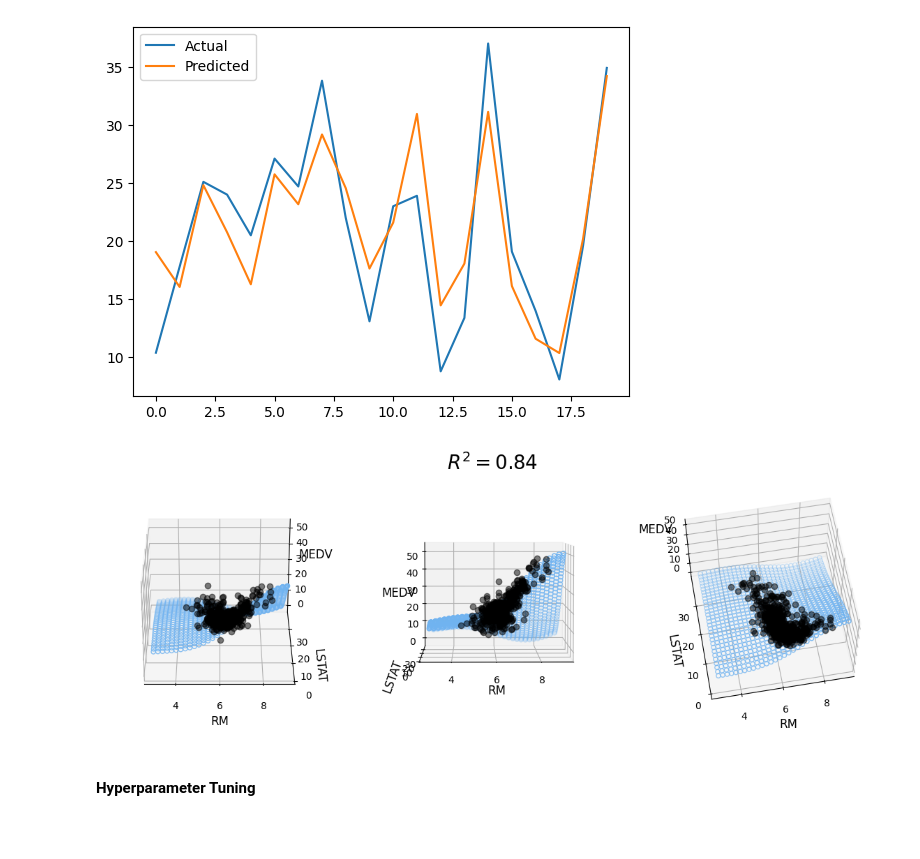
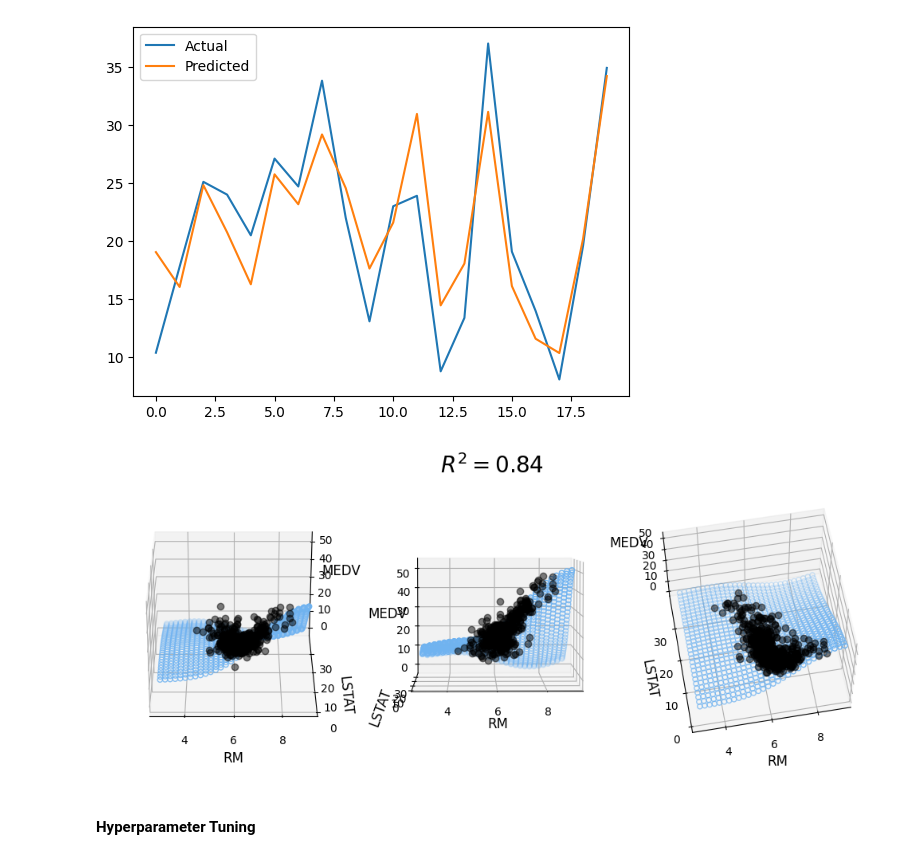
Before and after one commit to PrynsTag/Machine-Learning-Journey, a Jupyter notebook: 01 - Linear Regression/Linear Regression Exercise.ipynb, the cells around one changed output. Cells and saved outputs as stored; diff of their text form; code cells hidden in the pictures; blank space fills up the shorter version.

```diff
--- a/01 - Linear Regression/Linear Regression Exercise.ipynb
+++ b/01 - Linear Regression/Linear Regression Exercise.ipynb
@@ -500,35 +500,37 @@ _ = svr_compare.head(20).plot(kind="line")
 # %%
 svr_predicted = svr.predict(sc.transform(model_viz))
 
 plt.style.use("default")
 
 fig = plt.figure(figsize=(12, 4))
 
 ax1 = fig.add_subplot(131, projection="3d")
 ax2 = fig.add_subplot(132, projection="3d")
 ax3 = fig.add_subplot(133, projection="3d")
 
 axes = [ax1, ax2, ax3]
 
 for ax in axes:
     ax.plot(x, y, z, color="k", zorder=15, linestyle="none", marker="o", alpha=0.5)
     ax.scatter(xx_pred.flatten(), yy_pred.flatten(), svr_predicted, facecolor=(0,0,0,0), s=20, edgecolor="#70b3f0")
     ax.set_xlabel("RM", fontsize=12)
     ax.set_ylabel("LSTAT", fontsize=12)
     ax.set_zlabel("MEDV", fontsize=12)
     ax.locator_params(nbins=4, axis="x")
     ax.locator_params(nbins=5, axis="x")
 
 
 ax1.view_init(elev=28, azim=-90)
 ax2.view_init(elev=4, azim=-91)
 ax3.view_init(elev=60, azim=-100)
 fig.suptitle("$R^2 = %.2f$" % r2_test_svr, fontsize=20)
 
+
 fig.tight_layout()
-fig.savefig("3D_svr.png")
+fig.set_size_inches(10, 4)
+fig.savefig("3D_svr.png", dpi=80)
 # %% [output]
-[figure, old version]
+[figure, new version]
 # %% [markdown]
 #### Hyperparameter Tuning
 # %%
```
Also changed, not shown: parts of 2 cells of this notebook.
